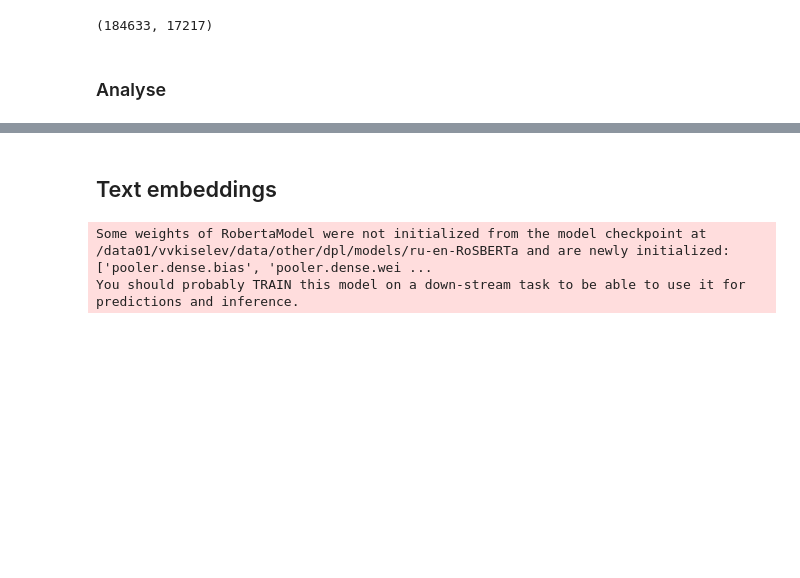
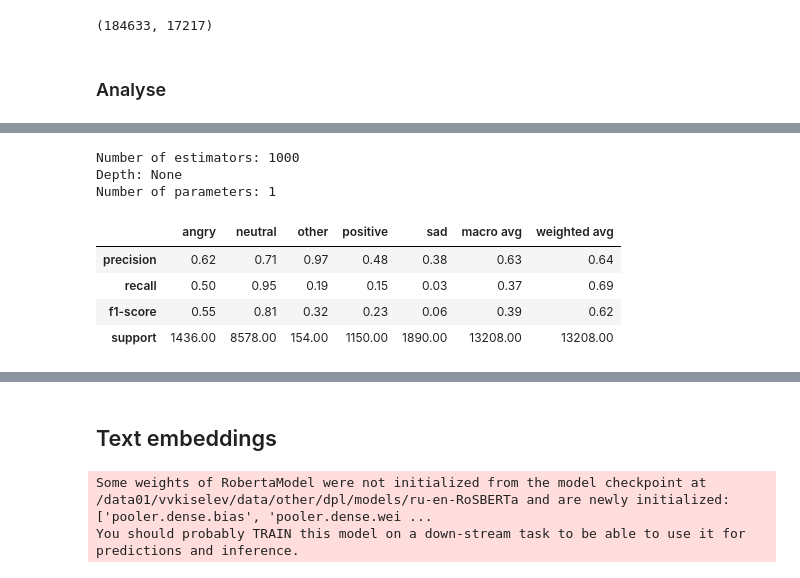
Before and after one commit to Kislv/MastersDegreeProject, a Jupyter notebook: high_level_feature_extractor/test.ipynb, the cells around one changed output, grey strips where cells are left out. Drawn from its saved outputs; the diff is of its cells as text; code cells hidden in the pictures; blank space fills up the shorter version.

```diff
--- a/high_level_feature_extractor/test.ipynb
+++ b/high_level_feature_extractor/test.ipynb
@@ -291,6 +329,11 @@ dtype: int64
 # %%
-hash_id_2_annotator_emo:pd.Series = pd.Series(index=raw_crowd_test.hash_id.to_list(), data=raw_crowd_test.annotator_emo.to_list()).sort_index()
-grouped = hash_id_2_annotator_emo.groupby(hash_id_2_annotator_emo.index).apply(aggregate_by_mode)
+raw_crowd:pd.DataFrame = raw_crowd_test
+hash_id_2_annotator_emo:pd.Series = pd.Series(
+    index=raw_crowd.hash_id.to_list(),
+    data=raw_crowd.annotator_emo.to_list(),
+).sort_index()
+grouped = hash_id_2_annotator_emo.groupby(hash_id_2_annotator_emo.index).apply(aggregate_by_mode).dropna()
+grouped.name = ANNOTATOR_AGGREGATED_FIELD_NAME
 grouped.head()
 # %% [output]
 0004eb46b532c20b2f181f1a65d3ff17    neutral
@@ -302,12 +344,0 @@ dtype: object
-# %%
-def HLF_withspeaker_emottions_table(
-    raw_crowd:pd.DataFrame,
-    HLF_file_path:Path,
-    agg_col_name:str = ANNOTATOR_AGGREGATED_FIELD_NAME,
-    )->pd.DataFrame:
-    hash_HLF_list:List[HashHLF] = read_HLF_file(HLF_file_path=HLF_file_path)
-    HLF_table:pd.DataFrame = hash_HLF_list_2_df(l=hash_HLF_list)
-    raw_crowd_unique_hashes_with_speaker_emo_with_speaker_text:pd.DataFrame = raw_crowd_2_raw_crowd_HLF_table_format(raw_crowd=raw_crowd, agg_col_name=agg_col_name)
-
-    HLF_with_speaker_emotions:pd.DataFrame = HLF_table.join(raw_crowd_unique_hashes_with_speaker_emo_with_speaker_text[agg_col_name], how=JOIN_HOW_INNER)
-    return HLF_with_speaker_emotions
@@ -379 +459,33 @@ weighted avg       0.44      0.48      0.39     17217
+# %%
+
+# Create a CatBoost classifier
+# model = CatBoostClassifier(iterations=100, depth=5, learning_rate=0.1)
+
+# Fit the model (assuming you have X_train and y_train)
+# model.fit(X_train, y_train)
+
+# Get the number of estimators (trees)
+n_estimators = model.tree_count_
+
+# Get the depth
+depth = model.get_param('depth')
+
+# Get the number of parameters
+n_params = model.get_params()
+
+print(f"Number of estimators: {n_estimators}")
+print(f"Depth: {depth}")
+print(f"Number of parameters: {len(n_params)}")
+# %% [output]
+Number of estimators: 1000
+Depth: None
+Number of parameters: 1
+# %%
+classification_report_formatted(y_true=y_test, y_pred=y_pred)
+# %% [output]
+|  | angry | neutral | other | positive | sad | macro avg | weighted avg |
+| precision | 0.62 | 0.71 | 0.97 | 0.48 | 0.38 | 0.63 | 0.64 |
+| recall | 0.50 | 0.95 | 0.19 | 0.15 | 0.03 | 0.37 | 0.69 |
+| f1-score | 0.55 | 0.81 | 0.32 | 0.23 | 0.06 | 0.39 | 0.62 |
+| support | 1436.00 | 8578.00 | 154.00 | 1150.00 | 1890.00 | 13208.00 | 13208.00 |
 # %%
```
Also changed, not shown: parts of 17 cells of this notebook, 11 other files.
